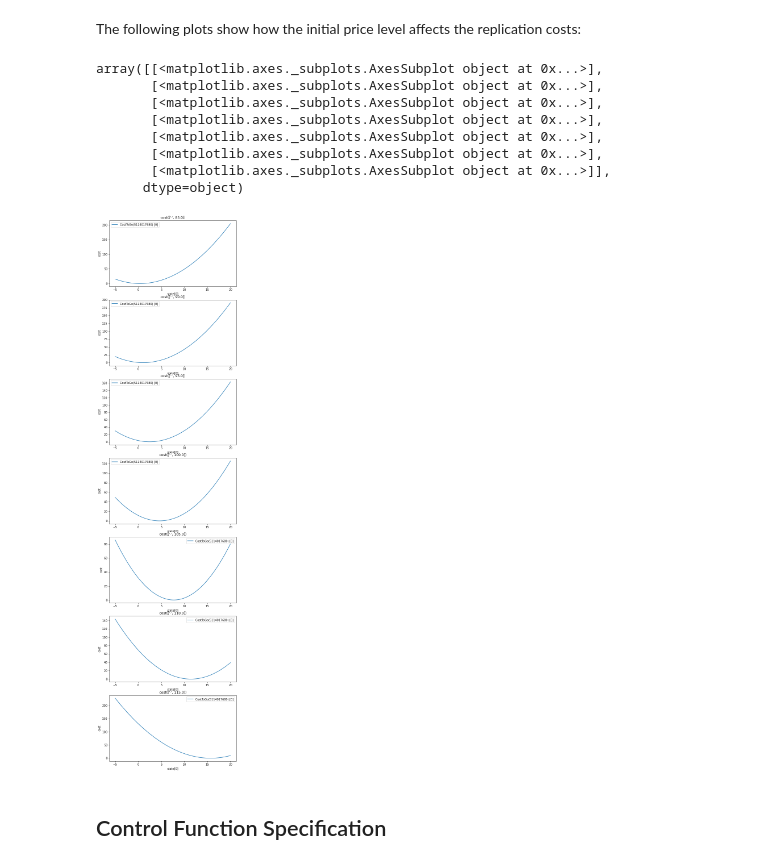
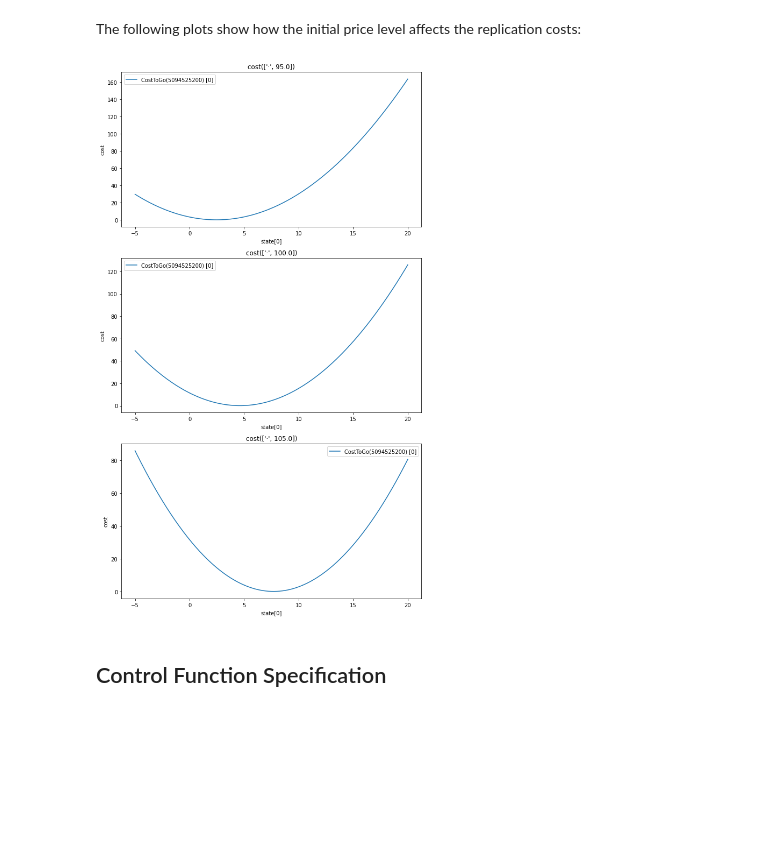
Before and after one commit to rbosh/ml-adp, a Jupyter notebook: doc/examples/option_hedging.ipynb, the cells around one changed output. Cells and saved outputs as stored; diff of their text form; code cells hidden in the pictures; blank space fills up the shorter version.

```diff
--- a/doc/examples/option_hedging.ipynb
+++ b/doc/examples/option_hedging.ipynb
@@ -279,19 +279,12 @@ The following plots show how the initial price level affects the replication cos
 # %%
 analytic_error.plot_state_component_range(
     torch.arange(-5., 20.25, 0.25).to(device),
-    torch.arange(85., 116., 5.).to(device),
-    plot_size=(8,5)
+    torch.arange(95., 106., 5.).to(device),
+    plot_size=(10, 6)
 )
+plt.show()
 # %% [output]
-array([[<matplotlib.axes._subplots.AxesSubplot object at 0x...>],
-       [<matplotlib.axes._subplots.AxesSubplot object at 0x...>],
-       [<matplotlib.axes._subplots.AxesSubplot object at 0x...>],
-       [<matplotlib.axes._subplots.AxesSubplot object at 0x...>],
-       [<matplotlib.axes._subplots.AxesSubplot object at 0x...>],
-       [<matplotlib.axes._subplots.AxesSubplot object at 0x...>],
-       [<matplotlib.axes._subplots.AxesSubplot object at 0x...>]],
-      dtype=object)
-[figure, old version]
+[figure, new version]
 # %% [markdown]
 ## Control Function Specification
 # %% [markdown]
```
Also changed, not shown: parts of 17 cells of this notebook, 1 other file.
